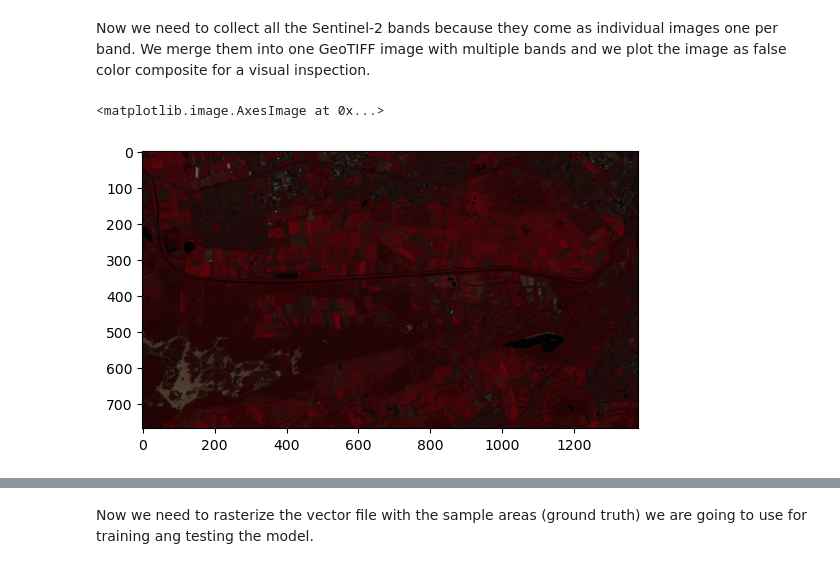
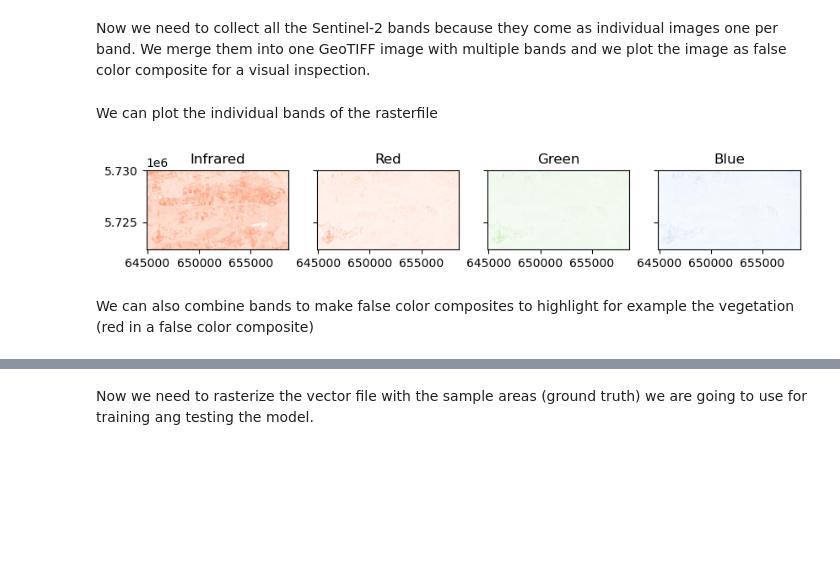
Before and after one commit to MarkTerlien/Quatro-Book-TeM, a Jupyter notebook: supervised_classification.ipynb, the cells around one changed output, grey strips where cells are left out. Saved outputs shown, nothing was run; the diff lists cells and outputs as text; code cells hidden in the pictures; blank space fills up the shorter version.

```diff
--- a/supervised_classification.ipynb
+++ b/supervised_classification.ipynb
@@ -88,11 +99,6 @@ Now we need to collect all the Sentinel-2 bands because they come as individual
 # Find every file in the sentinal_fp directory
 sentinal_band_paths = [os.path.join(sentinel_folder, f) for f in os.listdir(sentinel_folder) if os.path.isfile(os.path.join(sentinel_folder, f))]
 sentinal_band_paths.sort()
-sentinal_band_paths
-
-# Check to see if the dir it exists, if not, create it
-if not os.path.exists(sentinel_folder):
-    os.makedirs(sentinel_folder)
 
 # Read metadata of first file and assume all other bands are the same
 with rasterio.open(sentinal_band_paths[0]) as src0:
@@ -107,32 +113,33 @@ with rasterio.open(sentinel_bands_file, 'w', **meta) as dst:
         with rasterio.open(layer) as src1:
             dst.write_band(id, src1.read(1))
 
-# Plot the FCC
-raster = rasterio.open(sentinel_bands_file)
-
-# Function to normalize bands into 0.0 - 1.0 scale
-def normalize(array):
-    array_min, array_max = array.min(), array.max()
-    return (array - array_min) / (array_max - array_min)
-
-# Convert to numpy arrays
-nir = raster.read(4)
-red = raster.read(3)
-green = raster.read(2)
-
-# Close raster
-raster = None
-
-# Normalize band DN
-nir_norm = normalize(nir)
-red_norm = normalize(red)
-green_norm = normalize(green)
-
-# Stack bands
-nrg = np.dstack((nir_norm, red_norm, green_norm))
-
-# View the color composite
-plt.imshow(nrg)
+# Close files
+src0 = None
+dst = None
-# %% [output]
-<matplotlib.image.AxesImage at 0x...>
-[figure, removed]
+# %% [markdown]
+We can plot the individual bands of the rasterfile
+# %%
+# Open file
+raster = rasterio.open(sentinel_bands_file)
+
+# Initialize subplots
+fig, (ax1, ax2, ax3, ax4) = plt.subplots(ncols=4, nrows=1, figsize=(10, 4), sharey=True)
+
+# Plot Red, Green and Blue (rgb)
+show((raster, 4), cmap='Reds', ax=ax1)
+show((raster, 3), cmap='Reds', ax=ax2)
+show((raster, 2), cmap='Greens', ax=ax3)
+show((raster, 1), cmap='Blues', ax=ax4)
+
+# Add titles
+ax1.set_title("Infrared")
+ax2.set_title("Red")
+ax3.set_title("Green")
+ax4.set_title("Blue")
+
+# Close file
+raster = None
+# %% [output]
+[figure, added]
+# %% [markdown]
+We can also combine bands to make false color composites to highlight for example the vegetation (red in a false color composite)
```
Also changed, not shown: parts of 64 cells of this notebook, 13 other files.
